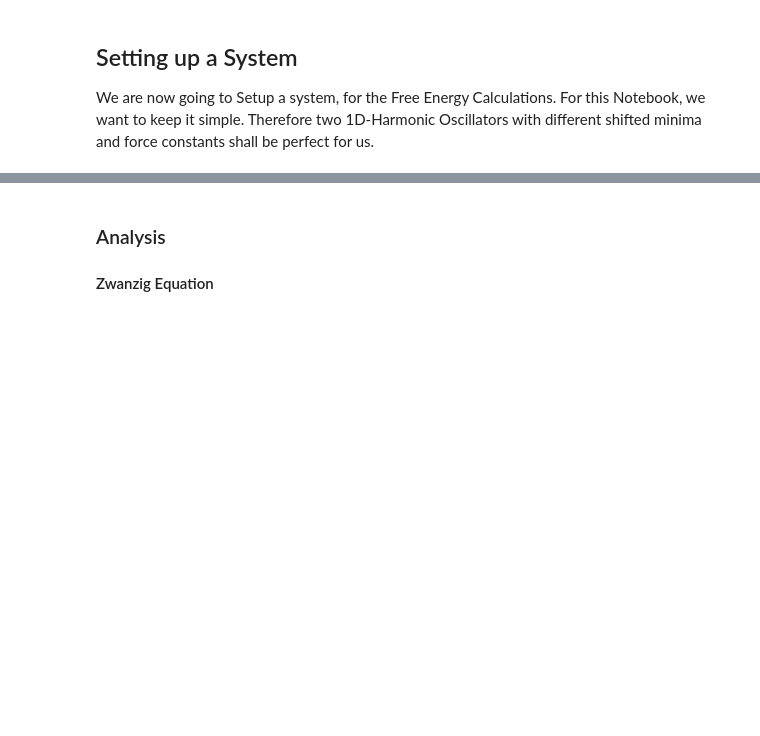
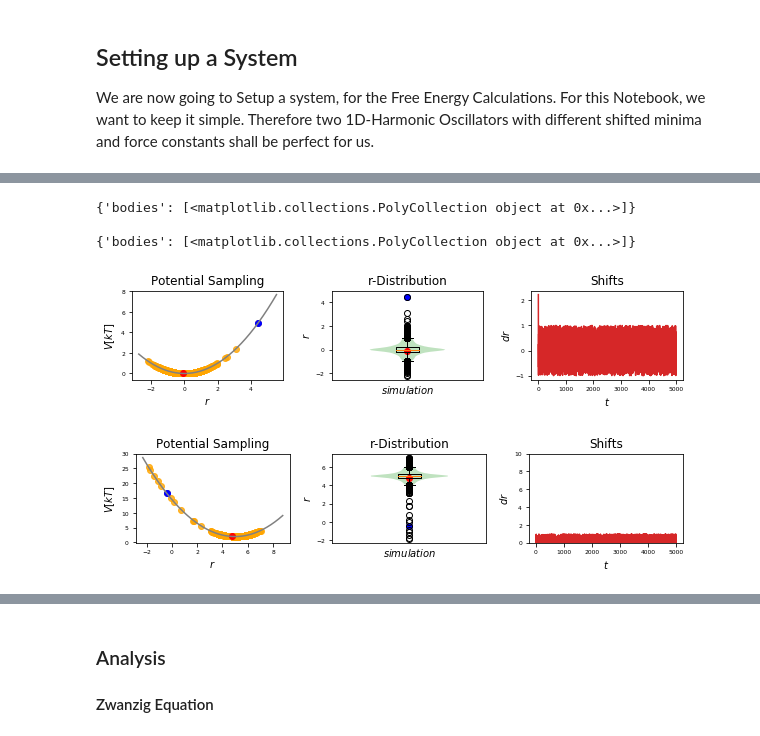
Before and after one commit to rinikerlab/Ensembler, a Jupyter notebook: examples/FreeEnergyCalculationSimulation.ipynb, the cells around one changed output, grey strips where cells are left out. Drawn from its saved outputs; the diff is of its cells as text; code cells hidden in the pictures; blank space fills up the shorter version.

```diff
--- a/examples/FreeEnergyCalculationSimulation.ipynb
+++ b/examples/FreeEnergyCalculationSimulation.ipynb
@@ -58,7 +141,8 @@ from ensembler.visualisation.plotSimulations import static_sim_plots
 ## Benchmarking parameters
 Here we define some parameters that allow us an easier comparison of the different methods.
 # %%
-simulation_steps_total_per_approach = 100000
+simulation_steps_total_per_approach = 10000
+space_range = [-10, 10]
 rand=0.1
 gamma=100
 # %% [markdown]
@@ -118,21 +209,30 @@ expected dG:  4.346573590279973
 # %%
 #Simulate the two states:
 steps = simulation_steps_total_per_approach//2
 equilibration_steps = 100
 
 ##Build Systems
 integrator = metropolisMonteCarloIntegrator(randomnessIncreaseFactor=rand)
+integrator2 = metropolisMonteCarloIntegrator(randomnessIncreaseFactor=rand)
 
 system1 = system(potential=h1, integrator=integrator)
 system2 = system(potential=h2, integrator=integrator2)
 
-
+##Simulate:
 system1.simulate(steps, withdrawTraj=True, initSystem=True)
 state1_traj = system1.getTrajectory()
 _ = static_sim_plots(system1)
 
 system2.simulate(steps, withdrawTraj=True, initSystem=True)
 state2_traj = system2.getTrajectory()
+
+#visualize
 _ = static_sim_plots(system2)
 plt.ylim([0,10])
 pass
+# %% [output]
+{'bodies': [<matplotlib.collections.PolyCollection object at 0x...>]}
+
+{'bodies': [<matplotlib.collections.PolyCollection object at 0x...>]}
+[figure, added]
+[figure, added]
```
Also changed, not shown: parts of 59 cells of this notebook, 21 other files.
